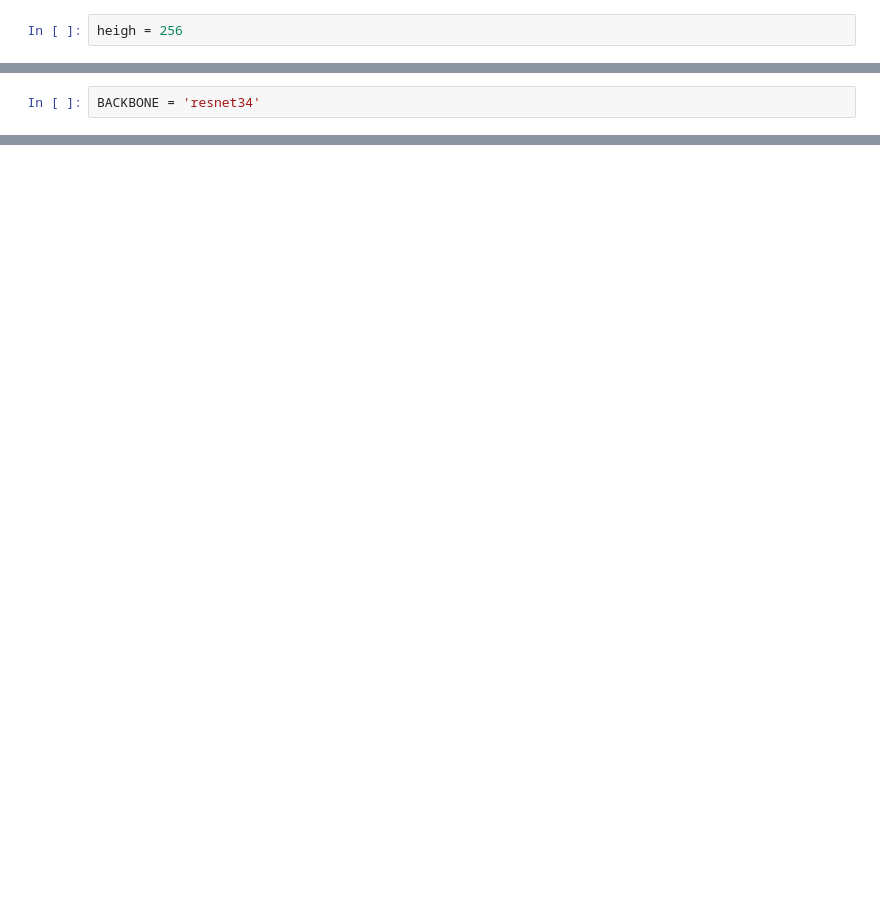
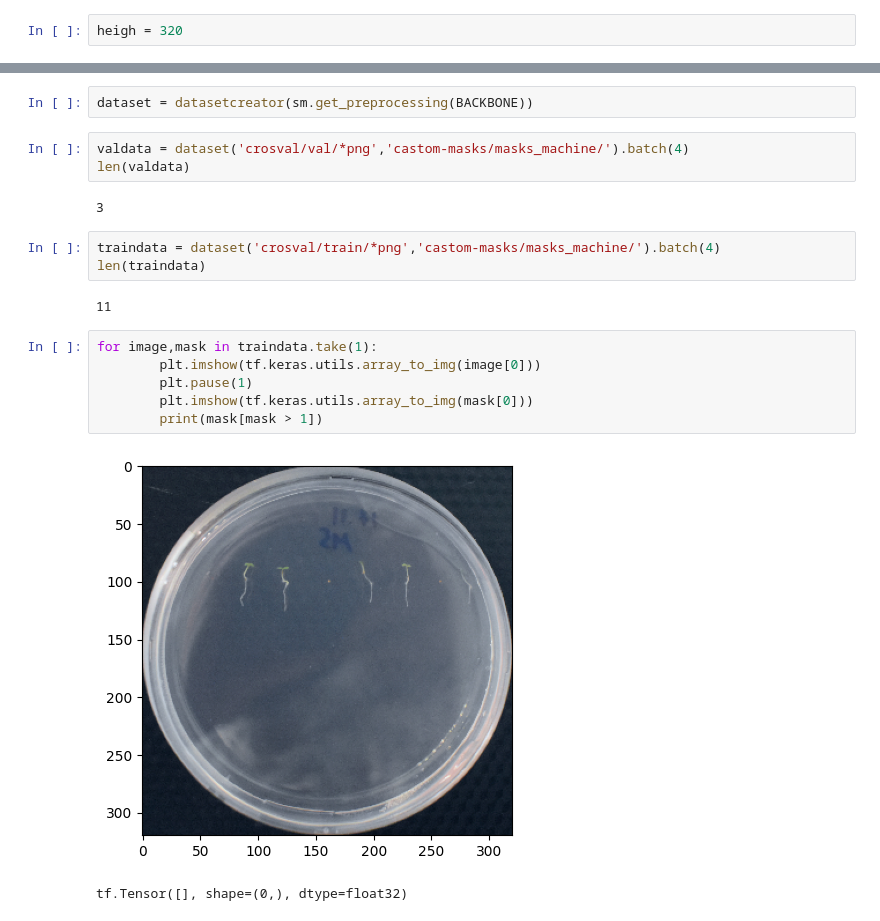
Before and after one commit to DeadArcadiy/SWWH, a Jupyter notebook: segmLib.ipynb, the cells around one changed output, grey strips where cells are left out. Cells and saved outputs as stored; diff of their text form; blank space fills up the shorter version.

```diff
--- a/segmLib.ipynb
+++ b/segmLib.ipynb
@@ -12,2 +14,2 @@ Segmentation Models: using `tf.keras` framework.
 # %%
-heigh = 256
+heigh = 320
@@ -112,2 +15,0 @@ from segmentation_models.metrics import iou_score
-# %%
-BACKBONE = 'resnet34'
@@ -113,0 +64,21 @@ BACKBONE = 'resnet34'
+# %%
+dataset = datasetcreator(sm.get_preprocessing(BACKBONE))
+# %%
+valdata = dataset('crosval/val/*png','castom-masks/masks_machine/').batch(4)
+len(valdata)
+# %% [output]
+3
+# %%
+traindata = dataset('crosval/train/*png','castom-masks/masks_machine/').batch(4)
+len(traindata)
+# %% [output]
+11
+# %%
+for image,mask in traindata.take(1):
+        plt.imshow(tf.keras.utils.array_to_img(image[0]))
+        plt.pause(1)
+        plt.imshow(tf.keras.utils.array_to_img(mask[0]))
+        print(mask[mask > 1])
+# %% [output]
+[figure, added]
+tf.Tensor([], shape=(0,), dtype=float32)
```
Also changed, not shown: parts of 16 cells of this notebook, 4 other files.
